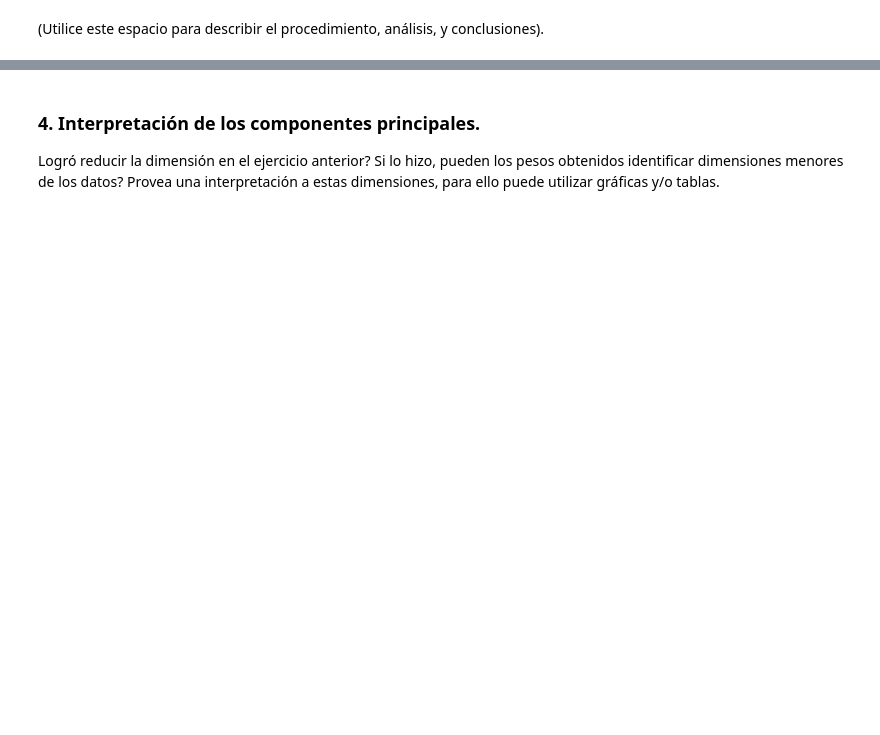
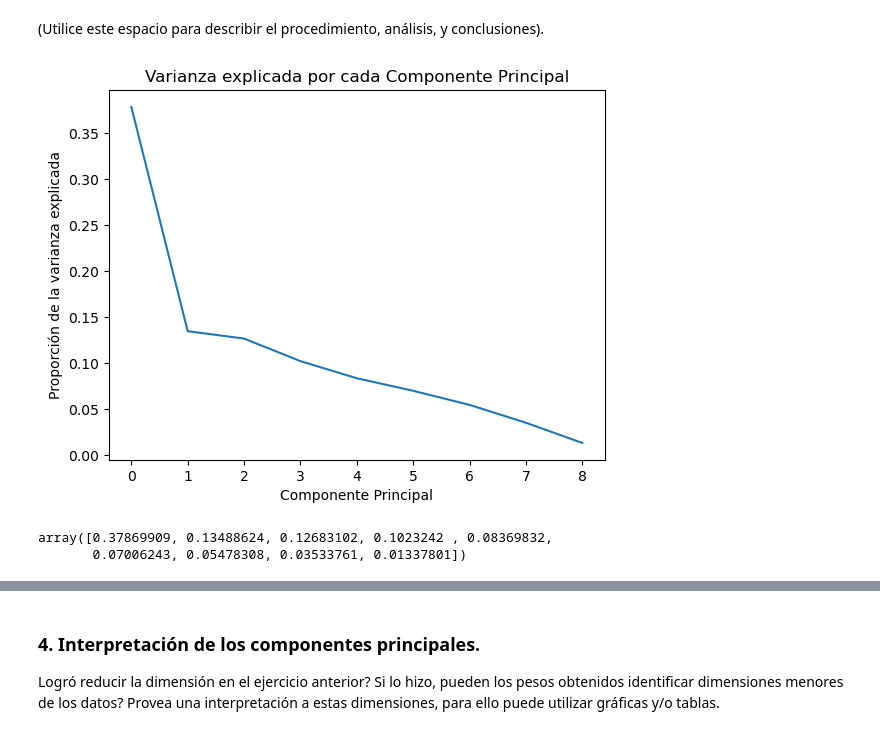
Before and after one commit to sebastian23escobar/Aprendizaje_no_supervisado, a Jupyter notebook: Taller1/S1_LC_Taller_PCA.ipynb, the cells around one changed output, grey strips where cells are left out. Saved outputs shown, nothing was run; the diff lists cells and outputs as text; code cells hidden in the pictures; blank space fills up the shorter version.

```diff
--- a/Taller1/S1_LC_Taller_PCA.ipynb
+++ b/Taller1/S1_LC_Taller_PCA.ipynb
@@ -55,4 +124,9 @@ Utilizando Álgebra Lineal, calcule los eigen valores y los eigen vectores, a pa
 
 Luego, examine los valores propios para determinar cuántos componentes principales se deben considerar. Explique el criterio que utilizó para la elección y justifique su respuesta.
 # %%
-# Utilice este espacio para escribir el código.
+#Cargamos las librerías a utilizar
+import numpy as np
+import pandas as pd
+
+df = df.set_index("Ciudad")
+df.head()
@@ -58,0 +143,8 @@ Luego, examine los valores propios para determinar cuántos componentes principa
+# %%
+# Estandarizamos la base de datos para poder aplicar PCA
+# Guardamos los datos originales en el dataframe "df_original", de aqui en adelante "df" será el dataframe estandarizado.
+df_original = df
+mu = df.mean()
+sigma = df.std()
+df = (df - mu)/sigma
+df.head()
@@ -58,0 +159,4 @@ Luego, examine los valores propios para determinar cuántos componentes principa
+# %%
+# Halamos la matriz de Covarianzas
+S = df.cov()
+S.head()
@@ -58,0 +170,4 @@ Luego, examine los valores propios para determinar cuántos componentes principa
+# %%
+# Hallamos los eigenvalores y eigenvectores
+eig_val, eig_vec = np.linalg.eig(S)
+eig_val
@@ -59,2 +218,20 @@ Luego, examine los valores propios para determinar cuántos componentes principa
 # %% [markdown]
 (Utilice este espacio para describir el procedimiento, análisis, y conclusiones).
+# %%
+import matplotlib.pyplot as plt
+vector = np.sort(eig_val)[::-1]/sum(eig_val)
+
+# Graficar el vector
+plt.plot(vector)
+plt.title('Varianza explicada por cada Componente Principal')
+plt.xlabel('Componente Principal')
+plt.ylabel('Proporción de la varianza explicada')
+plt.show()
+# %% [output]
+[figure, added]
+# %%
+vectoracumulado = vector
+vectoracumulado
+# %% [output]
+array([0.37869909, 0.13488624, 0.12683102, 0.1023242 , 0.08369832,
+       0.07006243, 0.05478308, 0.03533761, 0.01337801])
```
Also changed, not shown: parts of 18 cells of this notebook.
